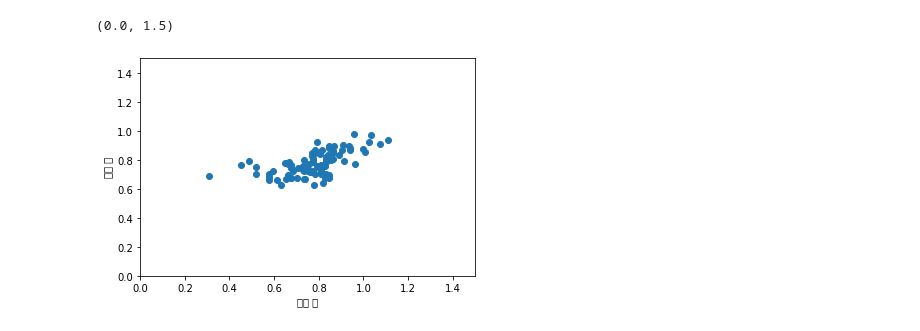
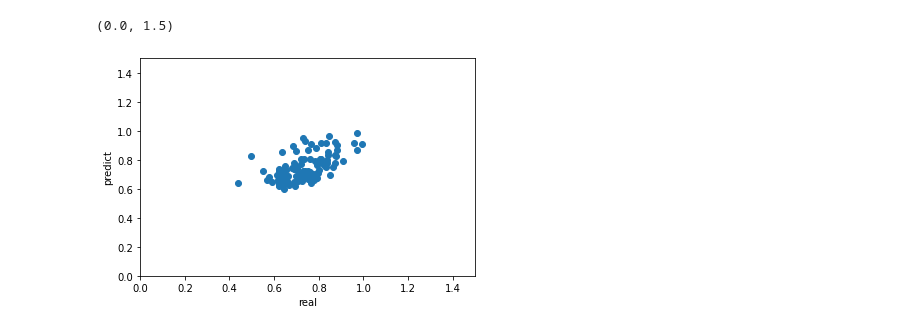
Before and after one commit to gmb408/OSSP-KBO-prediction, a Jupyter notebook: Model_Building.ipynb, the cells around one changed output. Drawn from its saved outputs; the diff is of its cells as text; code cells hidden in the pictures.

```diff
--- a/Model_Building.ipynb
+++ b/Model_Building.ipynb
@@ -22,9 +22,10 @@ from sklearn.neighbors import KNeighborsRegressor
 
 from sklearn.metrics import mean_squared_error, r2_score
 from sklearn.preprocessing import StandardScaler, MinMaxScaler
+# %%
+result = pd.read_csv("/content/statiz_Final.csv", index_col=0)
 # %%
 submission = pd.read_csv("/content/submission.csv")
-result = pd.read_csv("/content/statiz_v2.csv", index_col=0)
 reg = pd.read_csv("/content/Regular_Season_Batter.csv")
 # %%
 # 사용 features 명시
@@ -91,7 +92,7 @@ model_dict = {'xgb':XGBRegressor(n_estimators=110, learning_rate=0.05 ,max_depth
 test_error = []
 r2 = []
 
-for year in range(2010, 2018):
+for year in range(1984, 2022):
 
     train = df[df['시즌'] < year-1].reset_index(drop=True)
     test = df[df['시즌'] == year-1].reset_index(drop=True)
@@ -145,13 +155,13 @@ test_error
 # %%
 # 예측값과 실제값의 시각화
 plt.scatter(y_test, y_predict)
-plt.xlabel("실제 값")
-plt.ylabel("예측 값")
+plt.xlabel("real")
+plt.ylabel("predict")
 plt.xlim(0,1.5)
 plt.ylim(0,1.5)
 # %% [output]
 (0.0, 1.5)
-[figure, old version]
+[figure, new version]
 # %%
 predict = result[result['시즌']==2018] # 2018년도 데이터 프레임
 predict = pd.concat([predict, pd.get_dummies(predict['포지션'], drop_first=True)], axis=1) # 포지션 dummy variable로 변환
```
Also changed, not shown: parts of 6 cells of this notebook.
